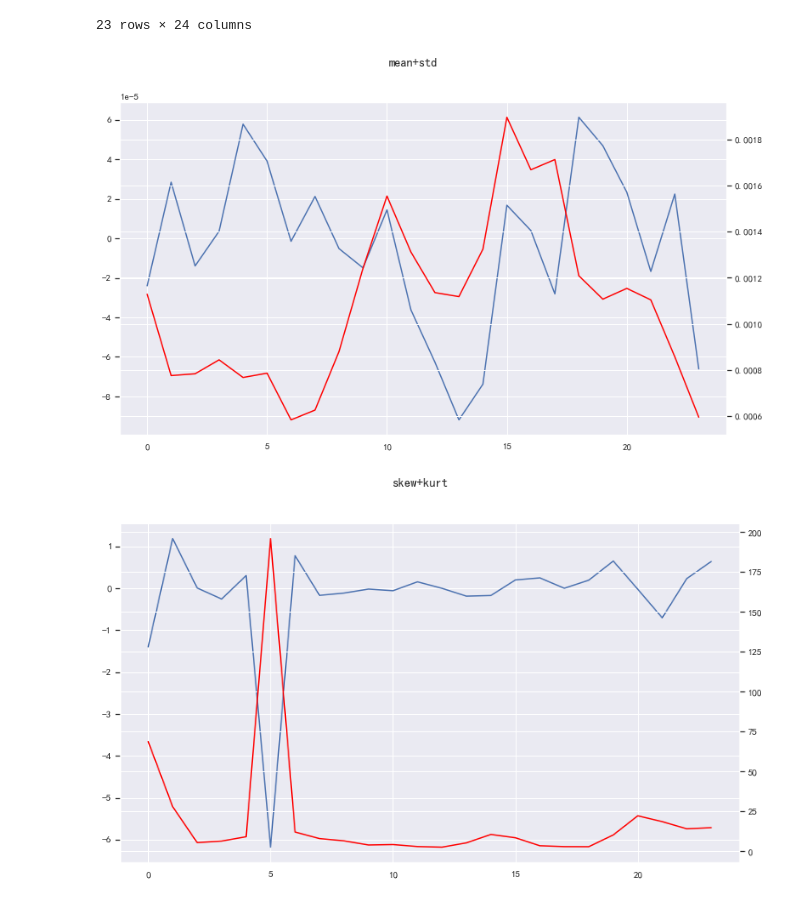
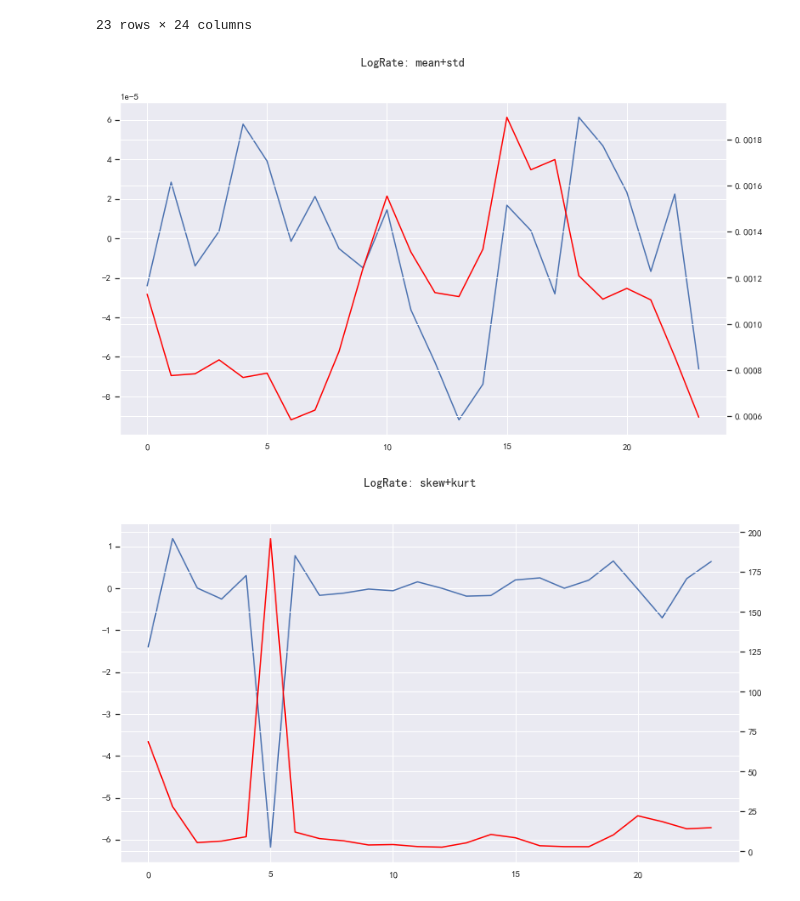
Before and after one commit to MuSaCN/PythonLearning, a Jupyter notebook: Analysis_市场研究/外汇切片数据分布研究.ipynb, the cells around one changed output. Saved outputs shown, nothing was run; the diff lists cells and outputs as text; code cells hidden in the pictures.

```diff
--- a/Analysis_市场研究/外汇切片数据分布研究.ipynb
+++ b/Analysis_市场研究/外汇切片数据分布研究.ipynb
@@ -88,13 +88,13 @@ def slice_statistic(affix="Range"):
     return df_out
 
 # 画统计图
-def plot_statistic(df_out):
+def plot_statistic(df_out, affix = "Range"):
     myfig.__init__(1,1, figsize=[1280,720])
     mean = df_out.loc["mean"].reset_index(drop=True)
     std = df_out.loc["std"].reset_index(drop=True)
     myfig.plot_line(mean, axesindex=0, show=False)
     myfig.plot_line(std, axesindex=0, show=False, color="red",twinXY="X")
-    myfig.suptitle("mean+std")
+    myfig.suptitle(affix+ ": mean+std")
     myfig.show()
     #---
     myfig.__init__(1, 1, figsize=[1280, 720], sharex=True)
@@ -102,7 +102,7 @@ def plot_statistic(df_out):
     kurt = df_out.loc["kurt峰度"].reset_index(drop=True)
     myfig.plot_line(skew, axesindex=0, show=False)
     myfig.plot_line(kurt, axesindex=0, show=False, color="red", twinXY="X")
-    myfig.suptitle("skew+kurt")
+    myfig.suptitle(affix+ ": skew+kurt")
     myfig.show()
 # %%
 df_out = slice_statistic(affix="Range")
@@ -208,10 +208,10 @@ df_out
 | mode众数0 | 0.0 | 0.0 | 0.0 | 0.0 | 0.0 | 0.0 | 0.0 | 0.0 | 0.0 | 0.0 | ... |
 23 rows × 24 columns
 # %%
-plot_statistic(df_out)
+plot_statistic(df_out, affix="LogRate")
 # %% [output]
-[figure, old version]
+[figure, new version]
-[figure, old version]
+[figure, new version]
 # %%
 df_out = slice_statistic(affix="C-O")
 df_out
```
Also changed, not shown: parts of 4 cells of this notebook, 1 other file.
